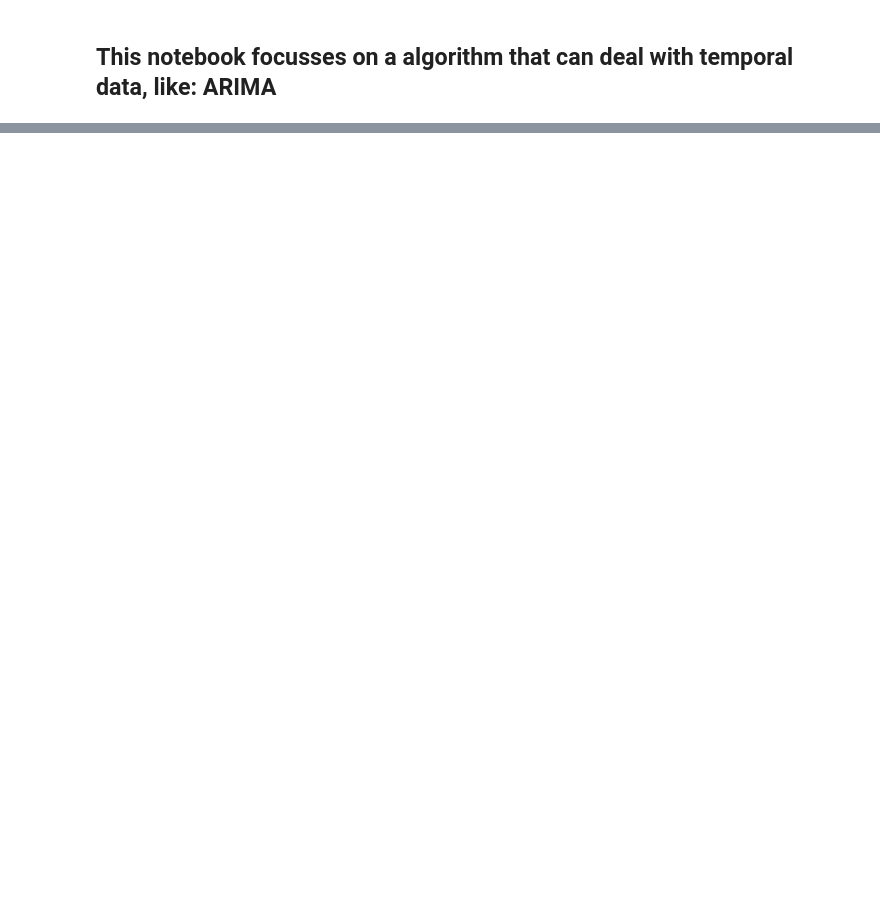
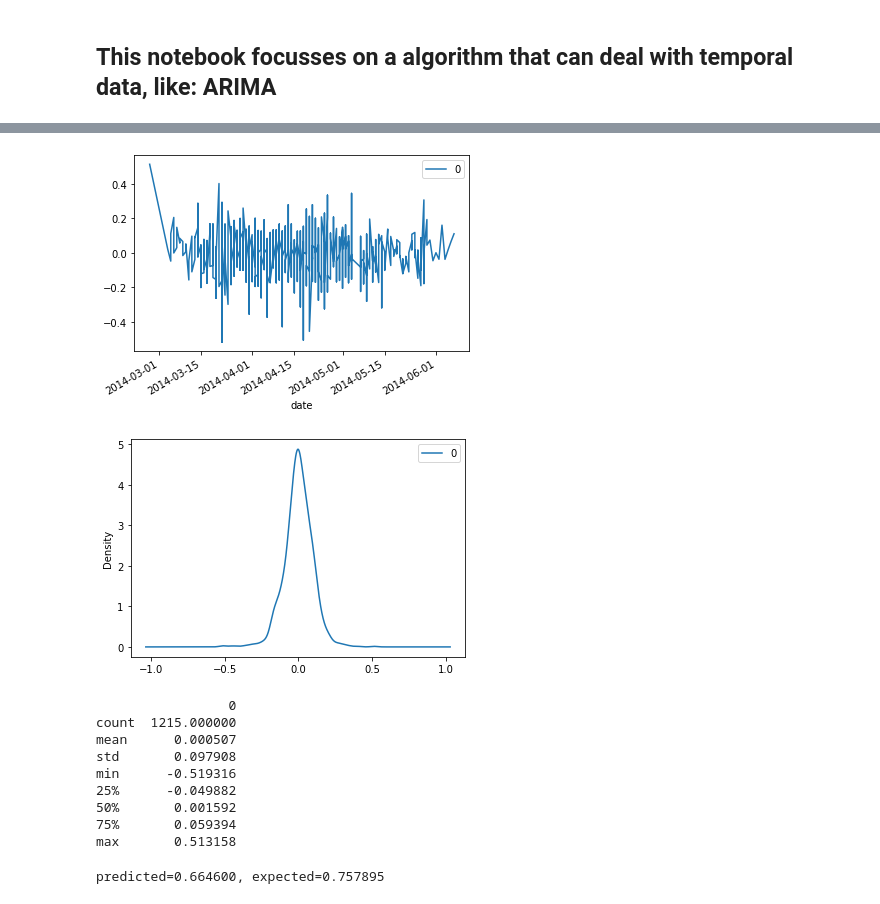
Before and after one commit to Blastorios/DMT, a Jupyter notebook: src/ARIMA.ipynb, the cells around one changed output, grey strips where cells are left out. Cells and saved outputs as stored; diff of their text form; code cells hidden in the pictures; blank space fills up the shorter version.

Commit message:
Updated Model Target

```diff
--- a/src/ARIMA.ipynb
+++ b/src/ARIMA.ipynb
@@ -87,0 +103,9 @@ for i in range(len(list_dfs)):
+# %%
+model = ARIMA(new_dfp.drop(['id'], axis=1), order=(25,1,0))
+#for i in range(len(list_dfs)):
+#    model = ARIMA(list_dfs[i], order=(25,1,0))
+#    model_fit = model.fit()
+    # summary of fit model
+#    print(model_fit.summary())
+# %%
+model_fit = model.fit()
@@ -87,0 +132,40 @@ for i in range(len(list_dfs)):
+# %%
+residuals = pd.DataFrame(model_fit.resid)
+residuals.plot()
+pyplot.show()
+# density plot of residuals
+residuals.plot(kind='kde')
+pyplot.show()
+# summary stats of residuals
+print(residuals.describe())
+# %% [output]
+[figure, added]
+[figure, added]
+                 0
+count  1215.000000
+mean      0.000507
+std       0.097908
+min      -0.519316
+25%      -0.049882
+50%       0.001592
+75%       0.059394
+max       0.513158
+# %%
+# split into train and test sets
+X = new_dfp.drop(['id'], axis=1).values
+size = int(len(X) * 0.66)
+train, test = X[0:size], X[size:len(X)]
+history = [x for x in train]
+predictions = list()
+# walk-forward validation
+for t in range(len(test)):
+	model = ARIMA(history, order=(25,1,0))
+	model_fit = model.fit()
+	output = model_fit.forecast()
+	yhat = output[0]
+	predictions.append(yhat)
+	obs = test[t]
+	history.append(obs)
+	print('predicted=%f, expected=%f' % (yhat, obs))
+# %% [output]
+predicted=0.664600, expected=0.757895
```
Also changed, not shown: parts of 12 cells of this notebook, 10 other files.
